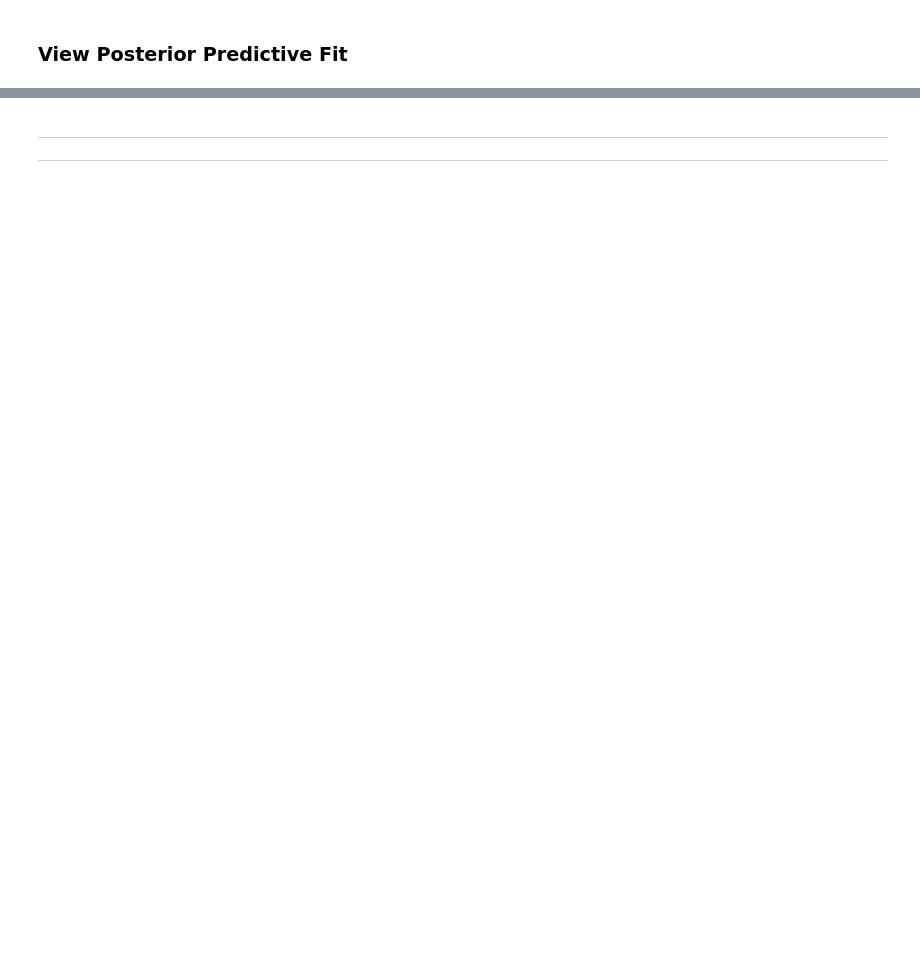
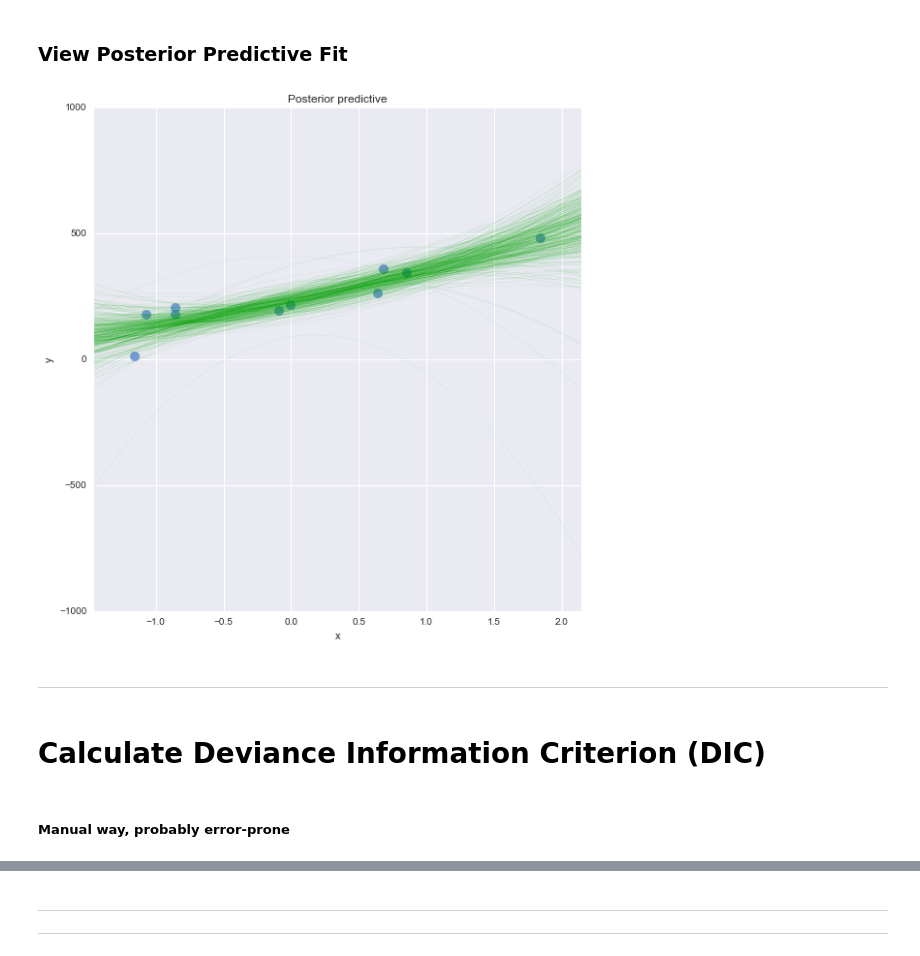
Before and after one commit to jonsedar/pymc_examples, a Jupyter notebook: GLM-model-selection.ipynb, the cells around one changed output, grey strips where cells are left out. Cells and saved outputs as stored; diff of their text form; code cells hidden in the pictures; blank space fills up the shorter version.

```diff
--- a/GLM-model-selection.ipynb
+++ b/GLM-model-selection.ipynb
@@ -268,7 +289,7 @@ Back to the real purpose of this Notebook: demonstrate model selection using Bay
 # %%
 models, traces = OrderedDict(), OrderedDict()
 
-for k in range(1,8):
+for k in range(1,6):
 
     nm = 'k{}'.format(k)
     fml = create_poly_modelspec(k)
@@ -302,18 +346,22 @@ plot_traces(traces['k2'])
 # %%
 g = sns.lmplot(x='x', y='y', data=dfs, fit_reg=False, size=8
                ,scatter_kws={'alpha':0.7,'s':100})
 
 def lm(x, s):
     return s['Intercept'] \
             + s['x']*x \
-            + s['np.power(x, 2)']*np.power(x,2) \
-            + s['np.power(x, 3)']*np.power(x,3) \
-            + s['np.power(x, 4)']*np.power(x,4) \
-            + s['np.power(x, 5)']*np.power(x,5)
+            + s['np.power(x, 2)']*np.power(x,2)
+#             + s['np.power(x, 3)']*np.power(x,3) \
+#             + s['np.power(x, 4)']*np.power(x,4) \
+#             + s['np.power(x, 5)']*np.power(x,5) \
+#             + s['np.power(x, 6)']*np.power(x,6) \
+#             + s['np.power(x, 7)']*np.power(x,7)
 
-pm.glm.plot_posterior_predictive(traces['k5'][-1000:]
+pm.glm.plot_posterior_predictive(traces['k2'][-1000:]
         ,eval=np.linspace(dfs_xlims[0], dfs_xlims[1], 200)
         ,lm=lm, samples=500, color='#00AA00', alpha=.2)
 
-_ = g.axes[0][0].set_ylim(dfs_ylims)
+# _ = g.axes[0][0].set_ylim(dfs_ylims)
 _ = g.axes[0][0].set_xlim(dfs_xlims)
+# %% [output]
+[figure, added]
@@ -341,0 +368,6 @@ df['sigma_y'].plot(kind='kde')
+# %% [markdown]
+---
+# %% [markdown]
+# Calculate Deviance Information Criterion (DIC)
+# %% [markdown]
+##### Manual way, probably error-prone
```
Also changed, not shown: parts of 30 cells of this notebook, 1 other file.
